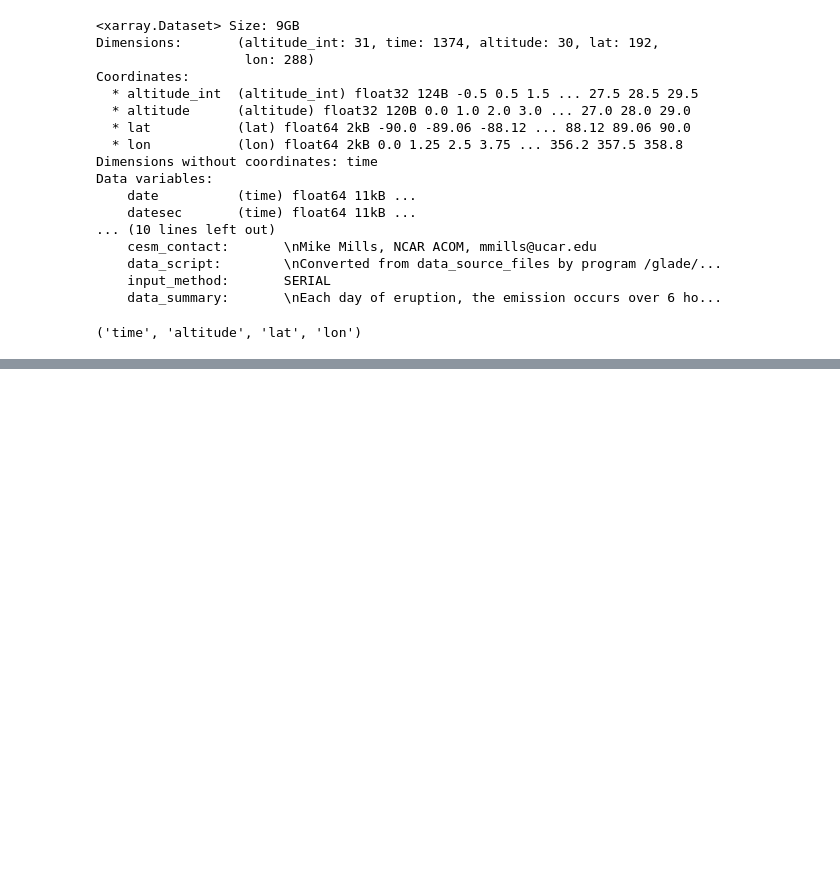
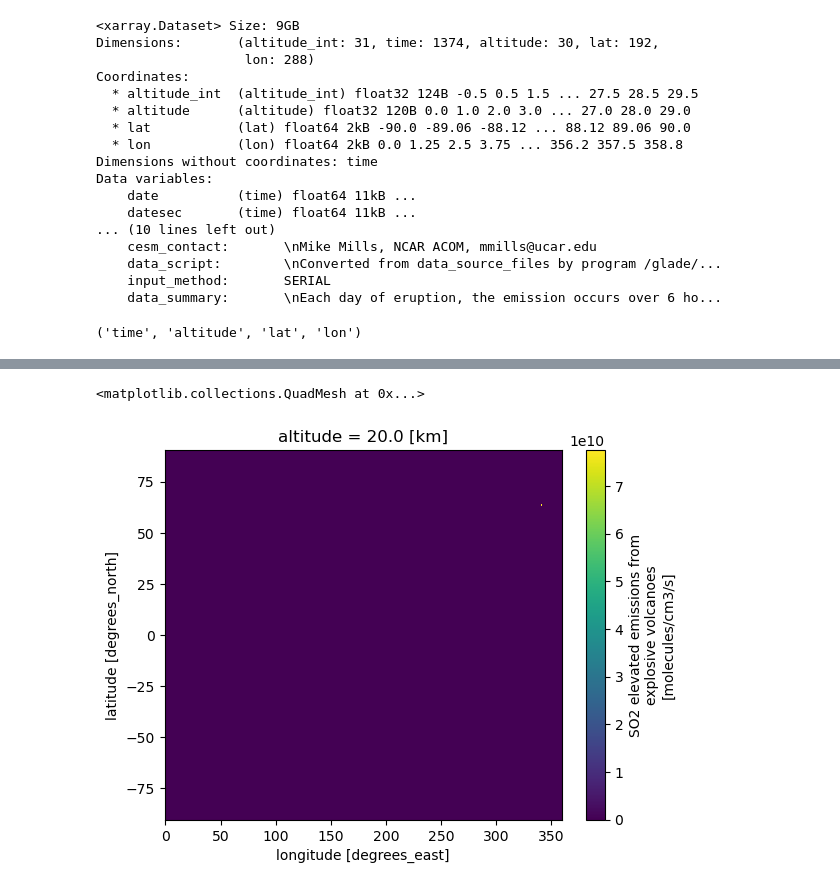
Before and after one commit to EliHHogemo/master_thesis, a Jupyter notebook: pinatubo_pos.ipynb, the cells around one changed output, grey strips where cells are left out. Cells and saved outputs as stored; diff of their text form; code cells hidden in the pictures; blank space fills up the shorter version.

```diff
--- a/pinatubo_pos.ipynb
+++ b/pinatubo_pos.ipynb
@@ -36 +46,28 @@ ds.attrs["data_summary"] = txt
+# %%
+new_lat = 64.0
+new_lon = 341.0
+
+time_idx = ds.get_index('time').get_indexer([a[0][1]], method='nearest')[0]
+lat_idx  = int(np.abs(ds['lat'].values - new_lat).argmin())
+lon_idx  = int(np.abs(ds['lon'].values - new_lon).argmin())
+
+assert ds['stratvolc'].dims == ('time','altitude','lat','lon')
+assert 0 <= time_idx < ds.dims['time']
+assert 0 <= lat_idx  < ds.dims['lat']
+assert 0 <= lon_idx  < ds.dims['lon']
+
+field2d = ds['stratvolc'].isel(time=time_idx).sum('altitude')  # (lat, lon)
+old_lat_idx, old_lon_idx = np.unravel_index(
+    np.nanargmax(field2d.values), field2d.shape
+)
+
+col_old = ds['stratvolc'].isel(time=time_idx, lat=old_lat_idx, lon=old_lon_idx).values
+ds['stratvolc'][time_idx, :, lat_idx, lon_idx] = col_old
+
+ds['stratvolc'][time_idx, :, old_lat_idx, old_lon_idx] = 0.0
+# %%
+ds.stratvolc.sel(time=a[0][1],altitude=20).plot()
+# %% [output]
+<matplotlib.collections.QuadMesh at 0x...>
+[figure, added]
 # %%
```
Also changed, not shown: parts of 3 cells of this notebook, 1 other file.
